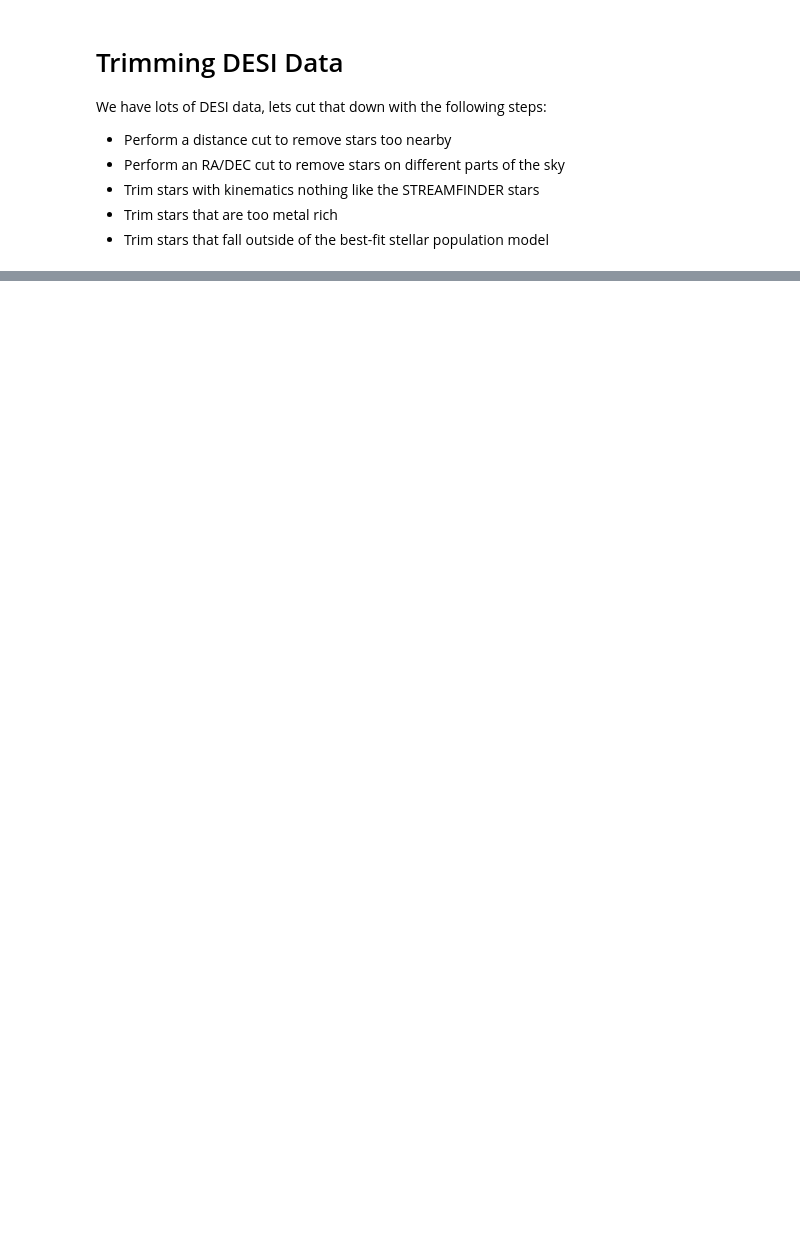
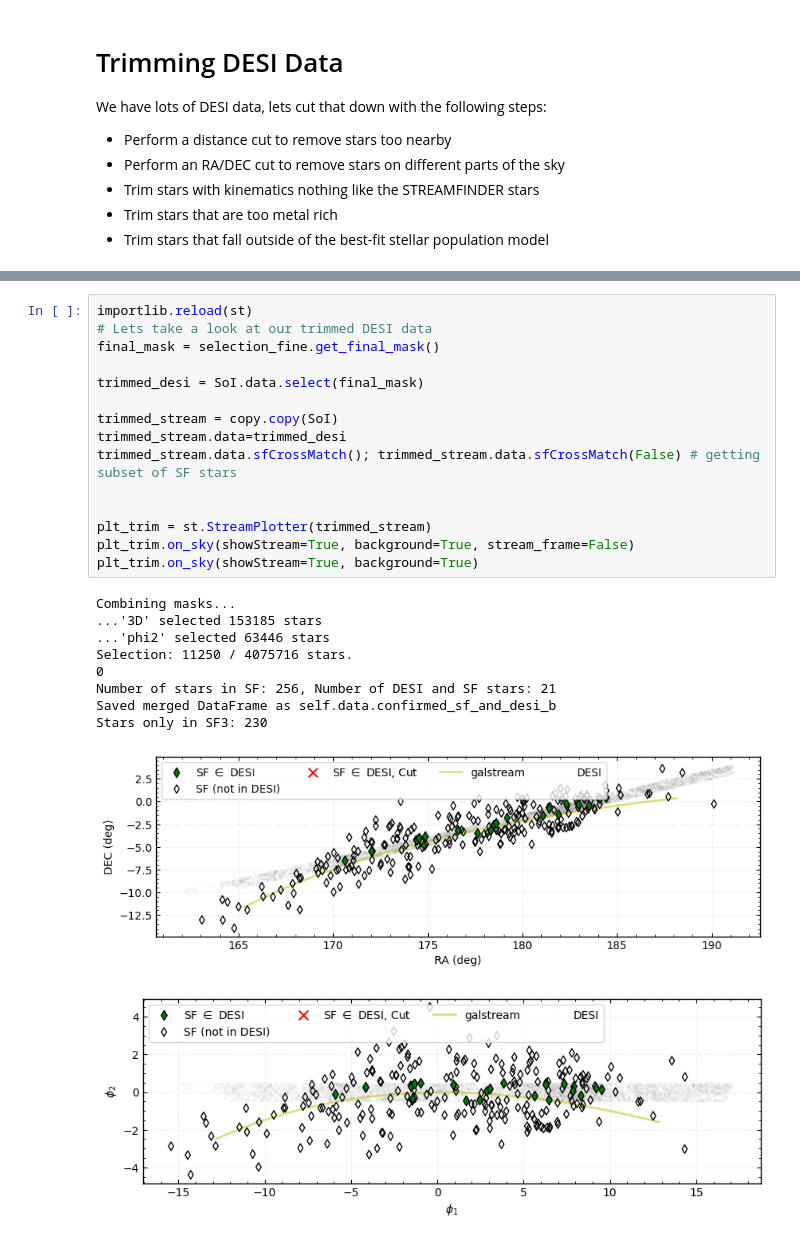
Before and after one commit to nassmohammed/DESI-DR1_streamTutorial, a Jupyter notebook: streamTutorial.ipynb, the cells around one changed output, grey strips where cells are left out. Drawn from its saved outputs; the diff is of its cells as text; blank space fills up the shorter version.

```diff
--- a/streamTutorial.ipynb
+++ b/streamTutorial.ipynb
@@ -94,0 +185,26 @@ We have lots of DESI data, lets cut that down with the following steps:
+# %%
+importlib.reload(st)
+# Lets take a look at our trimmed DESI data
+final_mask = selection_fine.get_final_mask()
+
+trimmed_desi = SoI.data.select(final_mask)
+
+trimmed_stream = copy.copy(SoI)
+trimmed_stream.data=trimmed_desi
+trimmed_stream.data.sfCrossMatch(); trimmed_stream.data.sfCrossMatch(False) # getting subset of SF stars
+
+
+plt_trim = st.StreamPlotter(trimmed_stream)
+plt_trim.on_sky(showStream=True, background=True, stream_frame=False)
+plt_trim.on_sky(showStream=True, background=True)
+# %% [output]
+Combining masks...
+...'3D' selected 153185 stars
+...'phi2' selected 63446 stars
+Selection: 11250 / 4075716 stars.
+0
+Number of stars in SF: 256, Number of DESI and SF stars: 21
+Saved merged DataFrame as self.data.confirmed_sf_and_desi_b
+Stars only in SF3: 230
+[figure, added]
+[figure, added]
```
Also changed, not shown: parts of 15 cells of this notebook, 2 other files.
